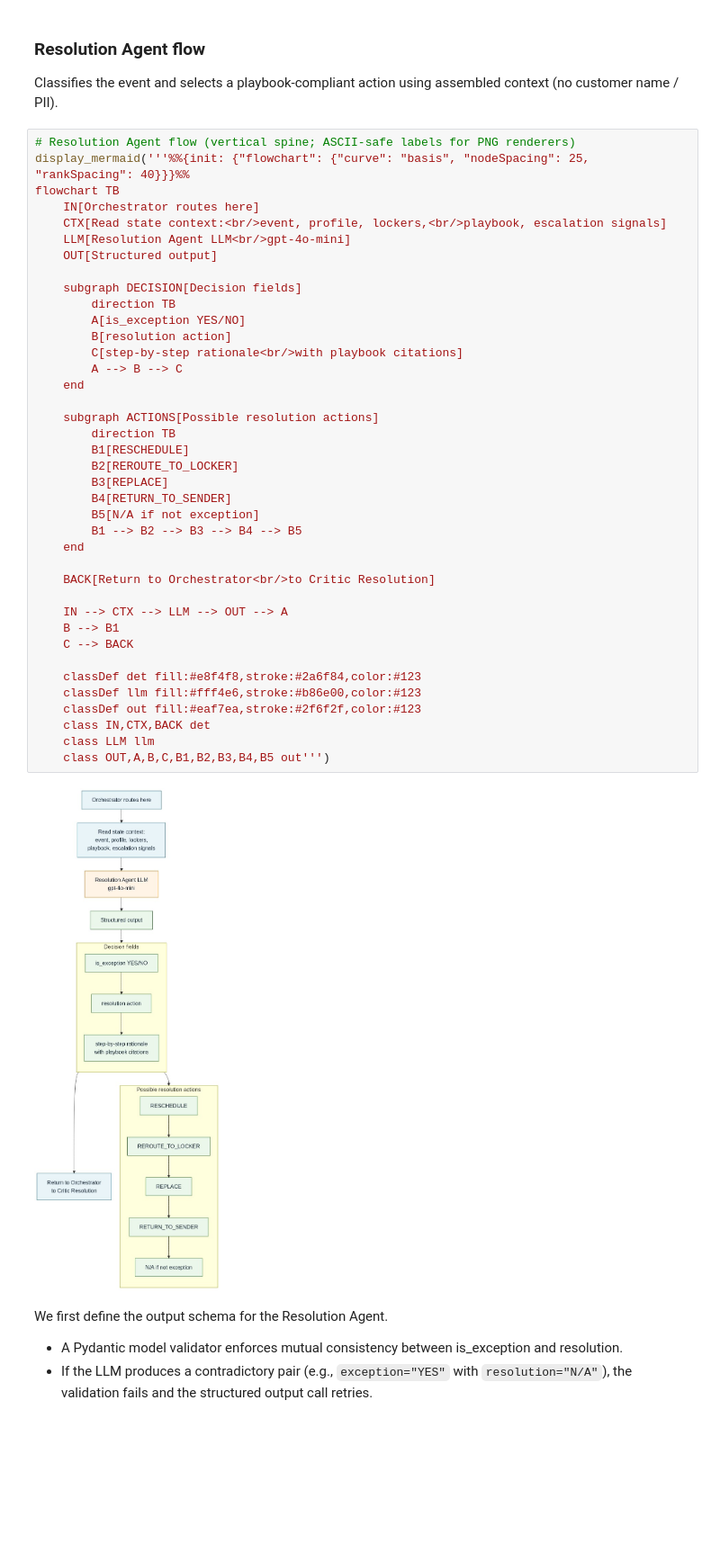
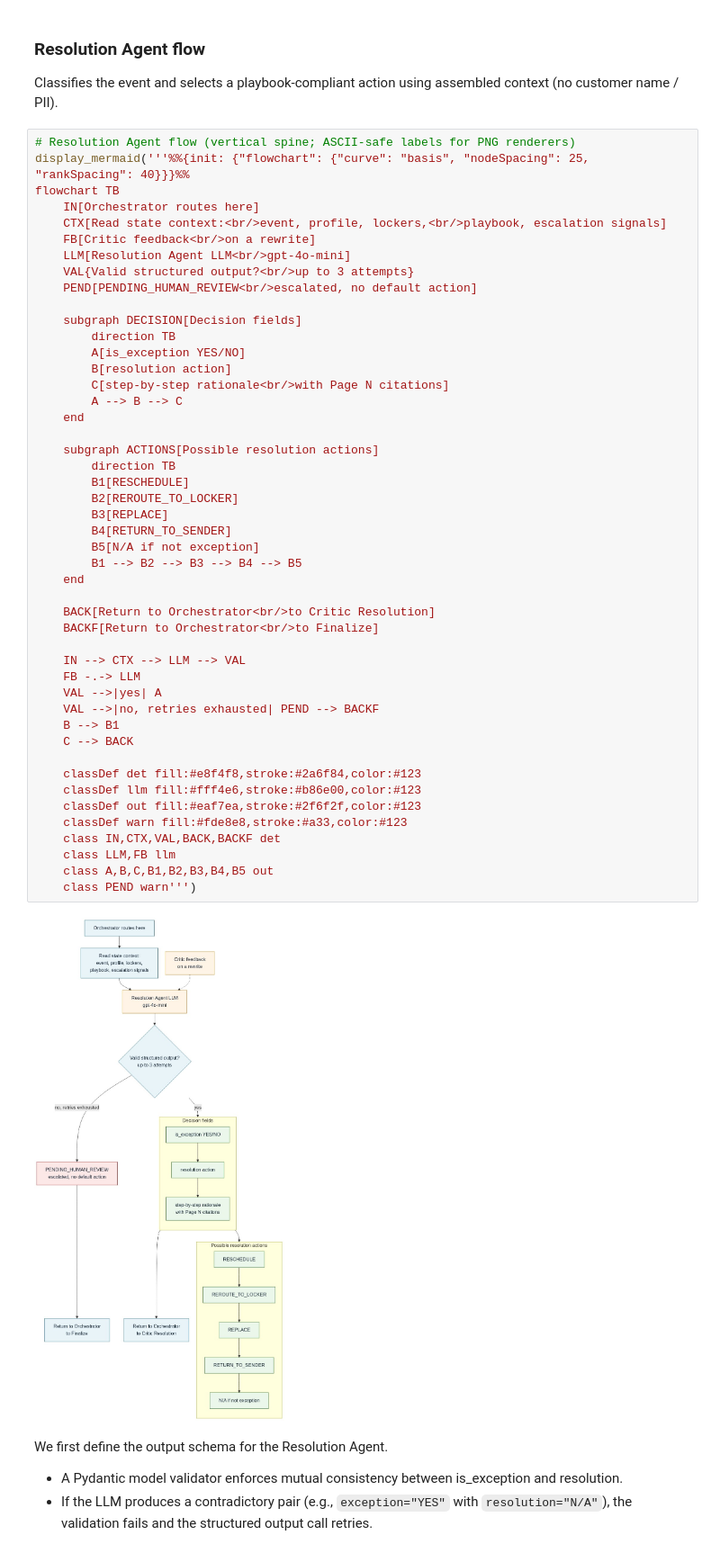
Before and after one commit to alienrivero/great-learning-aiml, a Jupyter notebook: AI Agents for Automation/AI-powered Last-Mile Delivery Exception Handling Automation/AI-powered Last-Mile Delivery Exception Handling Automation_Full_CODE.ipynb, the cells around one changed output. Shown at 90% size. Drawn from its saved outputs; the diff is of its cells as text; blank space fills up the shorter version.

```diff
--- a/AI Agents for Automation/AI-powered Last-Mile Delivery Exception Handling Automation/AI-powered Last-Mile Delivery Exception Handling Automation_Full_CODE.ipynb
+++ b/AI Agents for Automation/AI-powered Last-Mile Delivery Exception Handling Automation/AI-powered Last-Mile Delivery Exception Handling Automation_Full_CODE.ipynb
@@ -1874,41 +1895,49 @@ display_mermaid('''%%{init: {"flowchart": {"curve": "basis", "nodeSpacing": 25,
 flowchart TB
     IN[Orchestrator routes here]
     CTX[Read state context:<br/>event, profile, lockers,<br/>playbook, escalation signals]
+    FB[Critic feedback<br/>on a rewrite]
     LLM[Resolution Agent LLM<br/>gpt-4o-mini]
-    OUT[Structured output]
+    VAL{Valid structured output?<br/>up to 3 attempts}
+    PEND[PENDING_HUMAN_REVIEW<br/>escalated, no default action]
 
     subgraph DECISION[Decision fields]
         direction TB
         A[is_exception YES/NO]
         B[resolution action]
-        C[step-by-step rationale<br/>with playbook citations]
+        C[step-by-step rationale<br/>with Page N citations]
         A --> B --> C
     end
 
     subgraph ACTIONS[Possible resolution actions]
         direction TB
         B1[RESCHEDULE]
         B2[REROUTE_TO_LOCKER]
         B3[REPLACE]
         B4[RETURN_TO_SENDER]
         B5[N/A if not exception]
         B1 --> B2 --> B3 --> B4 --> B5
     end
 
     BACK[Return to Orchestrator<br/>to Critic Resolution]
+    BACKF[Return to Orchestrator<br/>to Finalize]
 
-    IN --> CTX --> LLM --> OUT --> A
+    IN --> CTX --> LLM --> VAL
+    FB -.-> LLM
+    VAL -->|yes| A
+    VAL -->|no, retries exhausted| PEND --> BACKF
     B --> B1
     C --> BACK
 
     classDef det fill:#e8f4f8,stroke:#2a6f84,color:#123
     classDef llm fill:#fff4e6,stroke:#b86e00,color:#123
     classDef out fill:#eaf7ea,stroke:#2f6f2f,color:#123
-    class IN,CTX,BACK det
-    class LLM llm
-    class OUT,A,B,C,B1,B2,B3,B4,B5 out''')
+    classDef warn fill:#fde8e8,stroke:#a33,color:#123
+    class IN,CTX,VAL,BACK,BACKF det
+    class LLM,FB llm
+    class A,B,C,B1,B2,B3,B4,B5 out
+    class PEND warn''')
 # %% [output]
-[figure, old version]
+[figure, new version]
 # %% [markdown]
 We first define the output schema for the Resolution Agent.
 - A Pydantic model validator enforces mutual consistency between is_exception and resolution.
```
Also changed, not shown: parts of 84 cells of this notebook, 1 other file.
